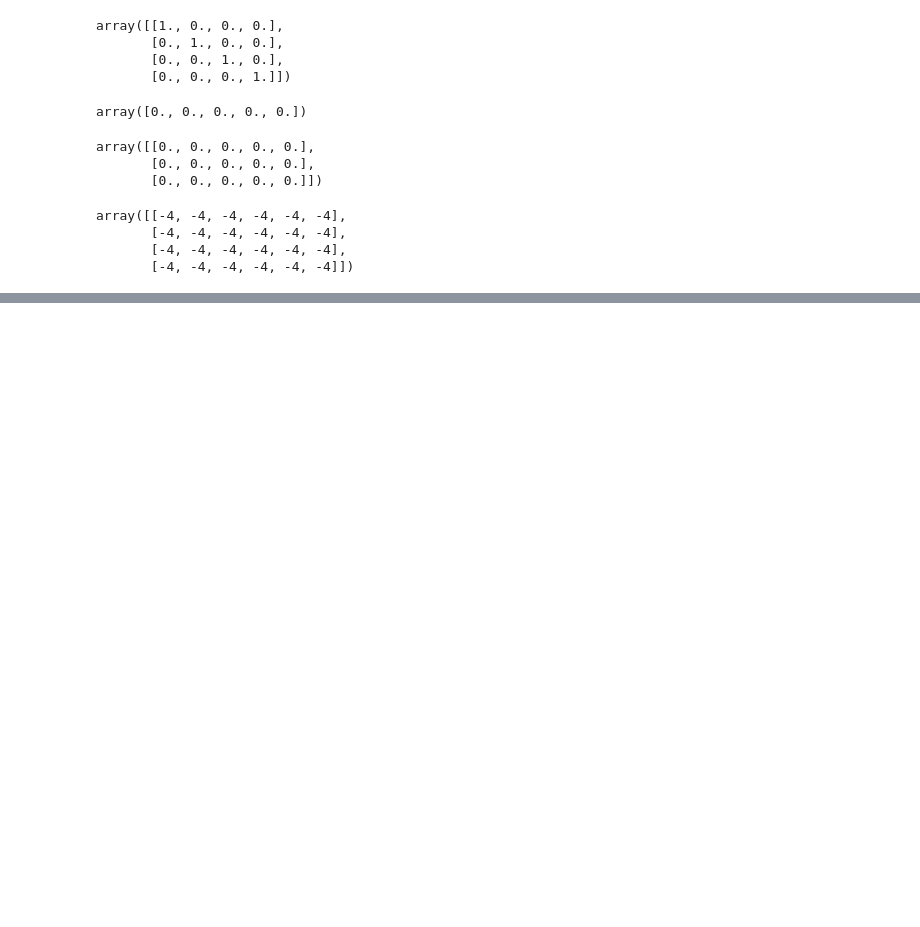
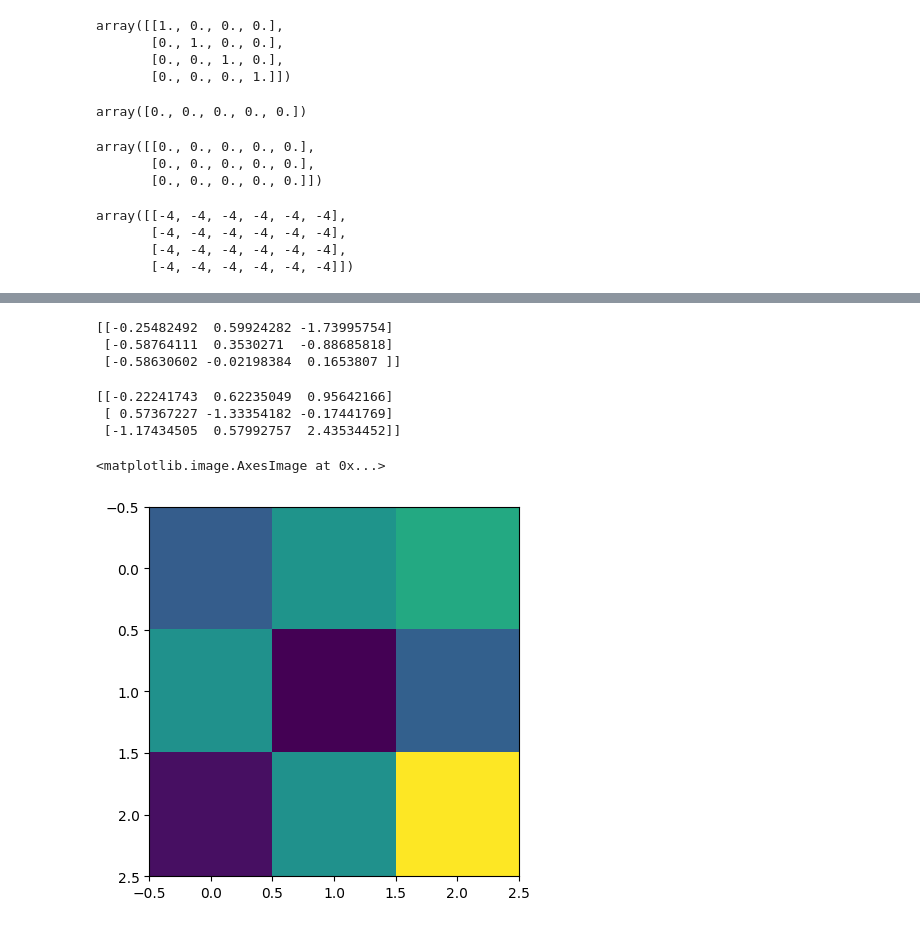
Before and after one commit to thanga-v2/Applied-Math-for-ML-and-AI, a Jupyter notebook: Matrices.ipynb, the cells around one changed output, grey strips where cells are left out. Cells and saved outputs as stored; diff of their text form; code cells hidden in the pictures; blank space fills up the shorter version.

```diff
--- a/Matrices.ipynb
+++ b/Matrices.ipynb
@@ -61,0 +124,26 @@ ValueError: operands could not be broadcast together with shapes (2,2) (3,2)
+# %%
+
+
+# a random 3*3 matrix
+
+M = np.random.randn(3,3)
+print(M)
+# %% [output]
+[[-0.25482492  0.59924282 -1.73995754]
+ [-0.58764111  0.3530271  -0.88685818]
+ [-0.58630602 -0.02198384  0.1653807 ]]
+# %%
+
+
+# a random 3*3 matrix
+
+M = np.random.randn(3,3)
+print(M)
+
+plt.imshow(M)
+# %% [output]
+[[-0.22241743  0.62235049  0.95642166]
+ [ 0.57367227 -1.33354182 -0.17441769]
+ [-1.17434505  0.57992757  2.43534452]]
+<matplotlib.image.AxesImage at 0x...>
+[figure, added]
```
Also changed, not shown: parts of 14 cells of this notebook, 1 other file.
